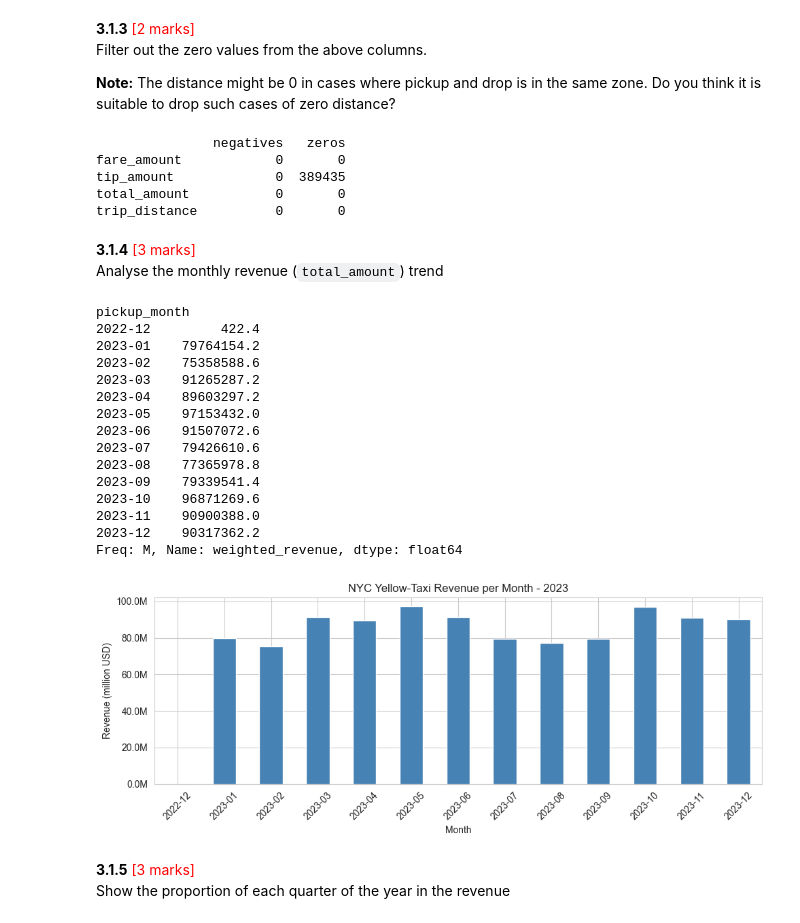
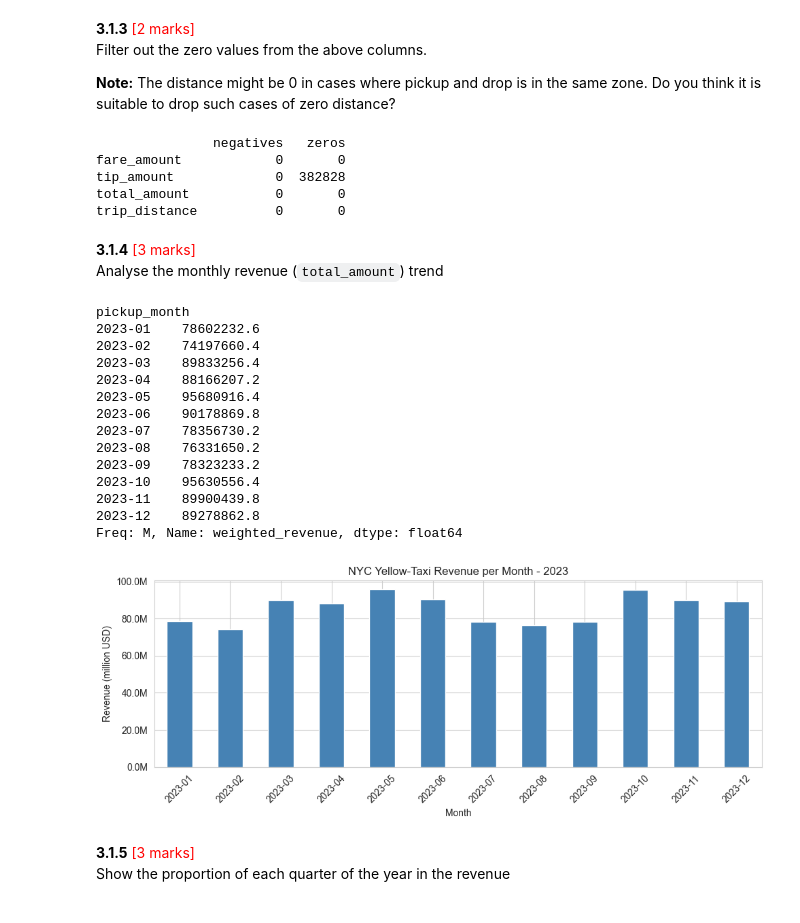
Before and after one commit to GoutamKonala/NYC_Taxi_Data_Assignment, a Jupyter notebook: EDA_Assg_NYC_Taxi_Starter.ipynb, the cells around one changed output. Cells and saved outputs as stored; diff of their text form; code cells hidden in the pictures.

```diff
--- a/EDA_Assg_NYC_Taxi_Starter.ipynb
+++ b/EDA_Assg_NYC_Taxi_Starter.ipynb
@@ -621,6 +621,9 @@ First, let us remove 7+ passenger counts as there are very less instances.
 df = df[df['passenger_count'] <= 6].reset_index(drop=True)
 # %%
 # Continue with outlier handling
+
+# where 'passenger_count' is less than 1 and greater than 6
+df = df[(df['passenger_count'] >= 1) & (df['passenger_count'] <= 6)].reset_index(drop=True)
 
 # where 'fare_amount is more than 1000
 df = df[df['fare_amount'] <= 1000].reset_index(drop=True)
@@ -901,7 +904,7 @@ print(check)
 # %% [output]
                negatives   zeros
 fare_amount            0       0
-tip_amount             0  389435
+tip_amount             0  382828
 total_amount           0       0
 trip_distance          0       0
 # %% [markdown]
@@ -916,47 +919,48 @@ df['pickup_month'] = df['tpep_pickup_datetime'].dt.to_period('M')
 rev_by_month = (
     df.assign(weighted_revenue = df["total_amount"] * df["weight"])
       .groupby("pickup_month")["weighted_revenue"]
       .sum()
       .sort_index()
 )
+# removing 2022-12
+rev_by_month = rev_by_month[rev_by_month.index >= "2023-01"]
 
 print(rev_by_month)
 
 # Plotting monthly revenue
 fig, ax = plt.subplots(figsize=(10,4))
 
 (rev_by_month / 1e6).plot(
     kind="bar",
     color="steelblue",
     ax=ax
 )
 
 ax.set_title("NYC Yellow-Taxi Revenue per Month - 2023")
 ax.set_ylabel("Revenue (million USD)")
 ax.set_xlabel("Month")
 ax.set_xticklabels(rev_by_month.index.astype(str), rotation=45)
 ax.yaxis.set_major_formatter(
     plt.FuncFormatter(lambda x, _: f"{x:,.1f}M")
 )                   # 1.5 → “1.5 M”
 plt.tight_layout()
 plt.show()
 # %% [output]
 pickup_month
-2022-12         422.4
-2023-01    79764154.2
-2023-02    75358588.6
-2023-03    91265287.2
-2023-04    89603297.2
-2023-05    97153432.0
-2023-06    91507072.6
-2023-07    79426610.6
-2023-08    77365978.8
-2023-09    79339541.4
-2023-10    96871269.6
-2023-11    90900388.0
-2023-12    90317362.2
+2023-01    78602232.6
+2023-02    74197660.4
+2023-03    89833256.4
+2023-04    88166207.2
+2023-05    95680916.4
+2023-06    90178869.8
+2023-07    78356730.2
+2023-08    76331650.2
+2023-09    78323233.2
+2023-10    95630556.4
+2023-11    89900439.8
+2023-12    89278862.8
 Freq: M, Name: weighted_revenue, dtype: float64
-[figure, old version]
+[figure, new version]
 # %% [markdown]
 **3.1.5** <font color = red>[3 marks]</font> <br>
 Show the proportion of each quarter of the year in the revenue
```
Also changed, not shown: parts of 37 cells of this notebook.
